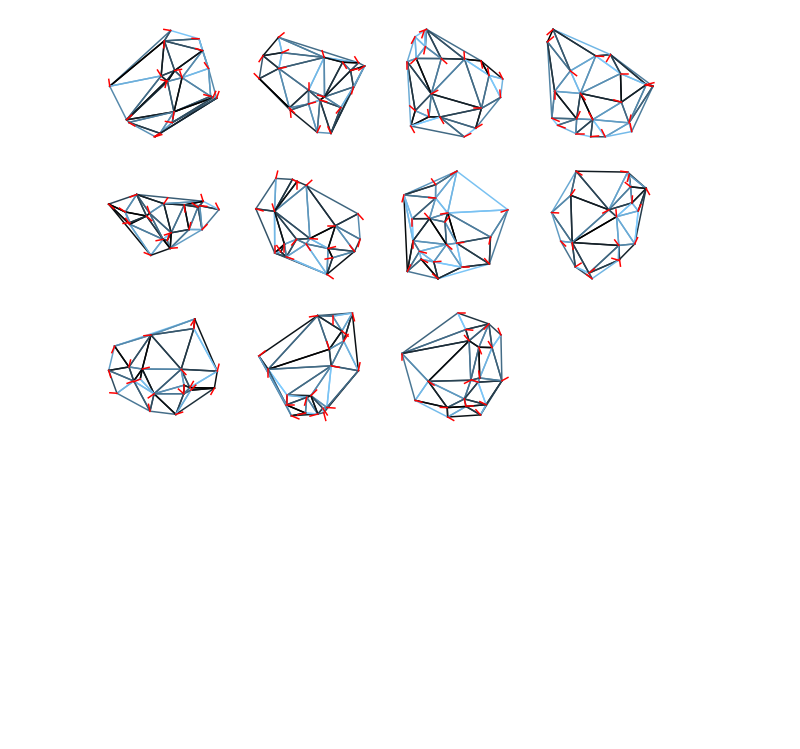
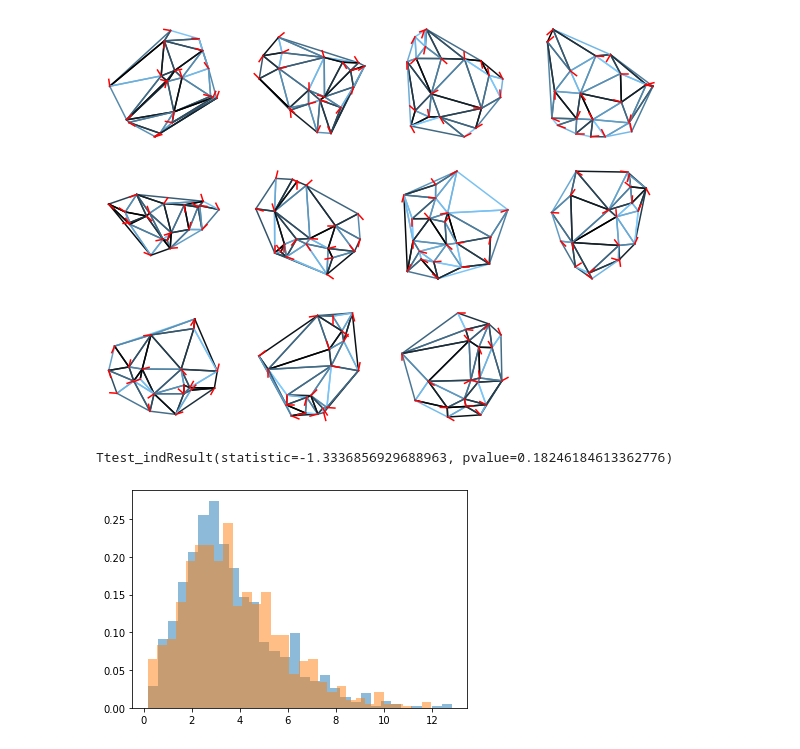
Before and after one commit to khakhalin/Xenopus-Behavior, a Jupyter notebook: 01 Schooling/Schooling playground.ipynb, the cells around one changed output. Saved outputs shown, nothing was run; the diff lists cells and outputs as text; code cells hidden in the pictures; blank space fills up the shorter version.

Commit message:
Some comparisons
Except angle is incorrect for now, coz it's circular stats

```diff
--- a/01 Schooling/Schooling playground.ipynb
+++ b/01 Schooling/Schooling playground.ipynb
@@ -144,6 +145,3 @@ out.head(5)
 | 3 | 2 | 3 | 2.508651 | 0.559125 | 0 |
 | 4 | 3 | 4 | 2.511861 | 0.266252 | 0 |
 [figure]
-# %%
-i = np.random.permutation(10)
-[a for b in [[2*j,2*j+1] for j in i] for a in b]
@@ -165,3 +161,15 @@ nd = shuffleTads(data)
 out2 = processEverything(nd)
 # %% [output]
 [figure]
+# %%
+# Compare proper and randomized distances
+d = out['dist'].values
+d2 = out2['dist'].values
+
+plt.hist(d , bins=30, density=True, alpha=0.5);
+plt.hist(d2, bins=30, density=True, alpha=0.5);
+
+stats.ttest_ind(d,d2)
+# %% [output]
+Ttest_indResult(statistic=-1.3336856929688963, pvalue=0.18246184613362776)
+[figure, added]
```
Also changed, not shown: parts of 3 cells of this notebook.
